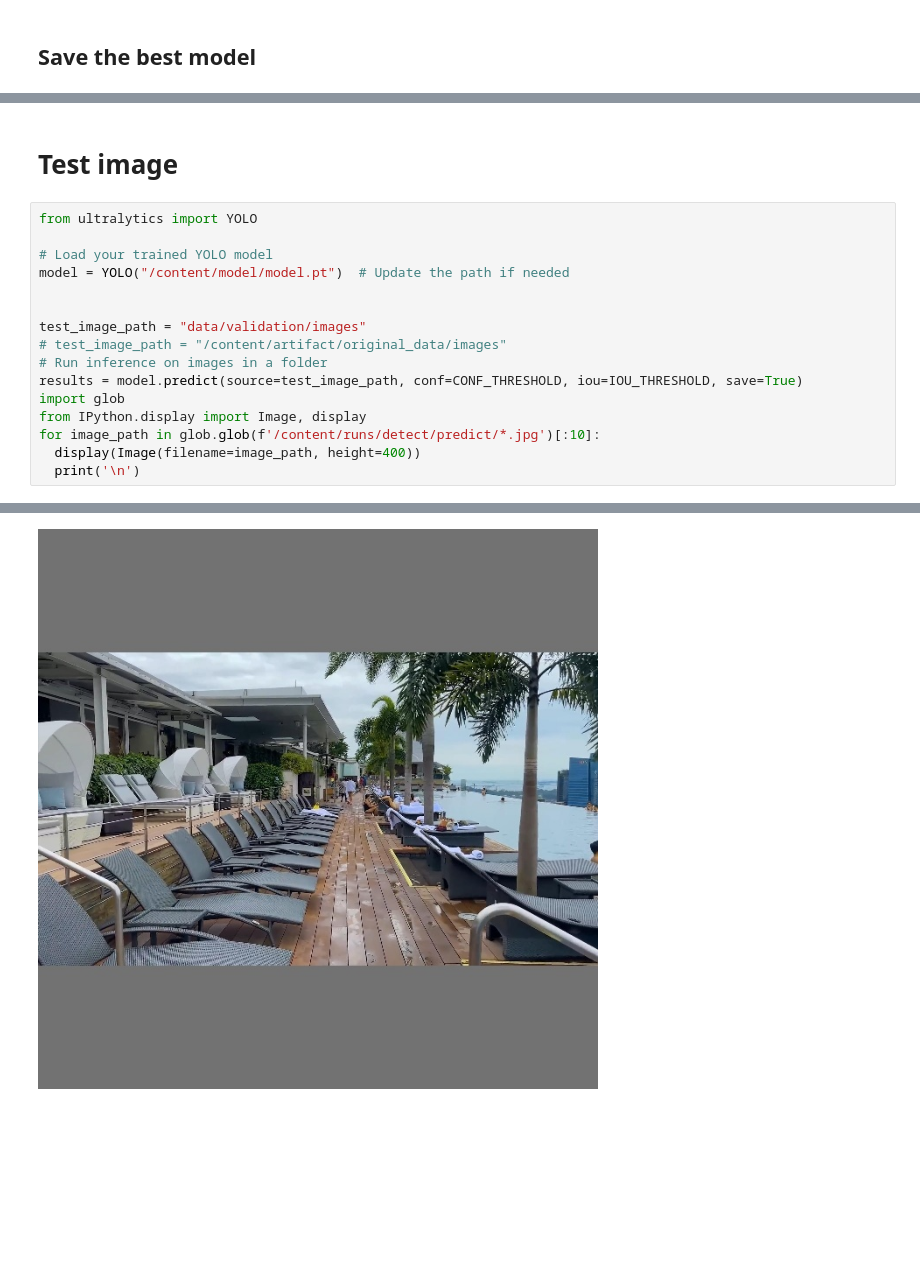
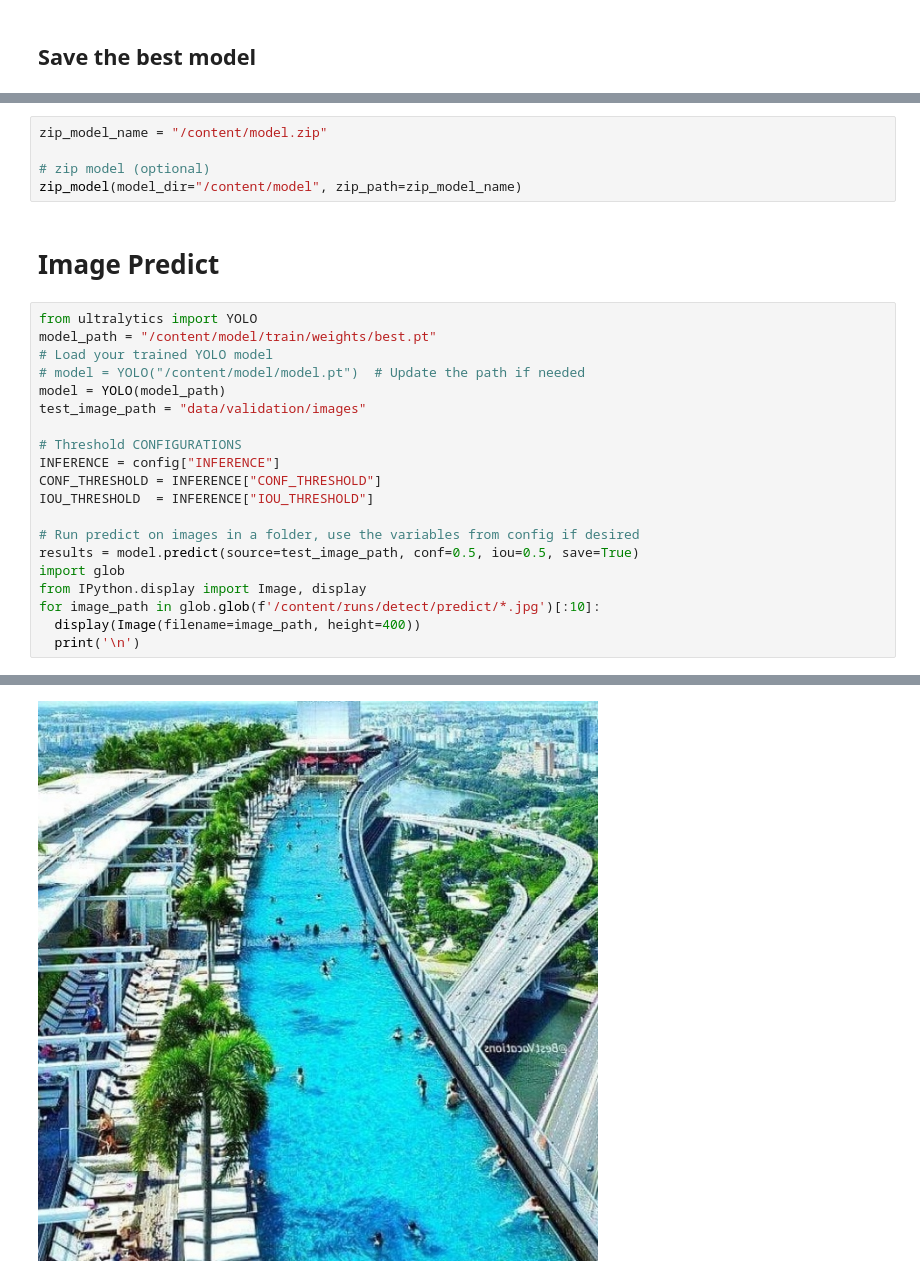
Before and after one commit to jayyang17/pool_management_system, a Jupyter notebook: notebook/colab_notebook.ipynb, the cells around one changed output, grey strips where cells are left out. Cells and saved outputs as stored; diff of their text form; blank space fills up the shorter version.

```diff
--- a/notebook/colab_notebook.ipynb
+++ b/notebook/colab_notebook.ipynb
@@ -293,16 +317,25 @@ Model zipped successfully at: /content/model_v8m_v6.zip
-# %% [markdown]
-# Test image
+# %%
+zip_model_name = "/content/model.zip"
+
+# zip model (optional)
+zip_model(model_dir="/content/model", zip_path=zip_model_name)
+# %% [markdown]
+# Image Predict
 # %%
 from ultralytics import YOLO
+model_path = "/content/model/train/weights/best.pt"
+# Load your trained YOLO model
+# model = YOLO("/content/model/model.pt")  # Update the path if needed
+model = YOLO(model_path)
+test_image_path = "data/validation/images"
 
-# Load your trained YOLO model
-model = YOLO("/content/model/model.pt")  # Update the path if needed
+# Threshold CONFIGURATIONS
+INFERENCE = config["INFERENCE"]
+CONF_THRESHOLD = INFERENCE["CONF_THRESHOLD"]
+IOU_THRESHOLD  = INFERENCE["IOU_THRESHOLD"]
 
-
-test_image_path = "data/validation/images"
-# test_image_path = "/content/artifact/original_data/images"
-# Run inference on images in a folder
-results = model.predict(source=test_image_path, conf=CONF_THRESHOLD, iou=IOU_THRESHOLD, save=True)
+# Run predict on images in a folder, use the variables from config if desired
+results = model.predict(source=test_image_path, conf=0.5, iou=0.5, save=True)
 import glob
 from IPython.display import Image, display
 for image_path in glob.glob(f'/content/runs/detect/predict/*.jpg')[:10]:
@@ -329 +362 @@ Results saved to runs/detect/predict
-[figure, old version]
+[figure, new version]
```
Also changed, not shown: parts of 16 cells of this notebook.
